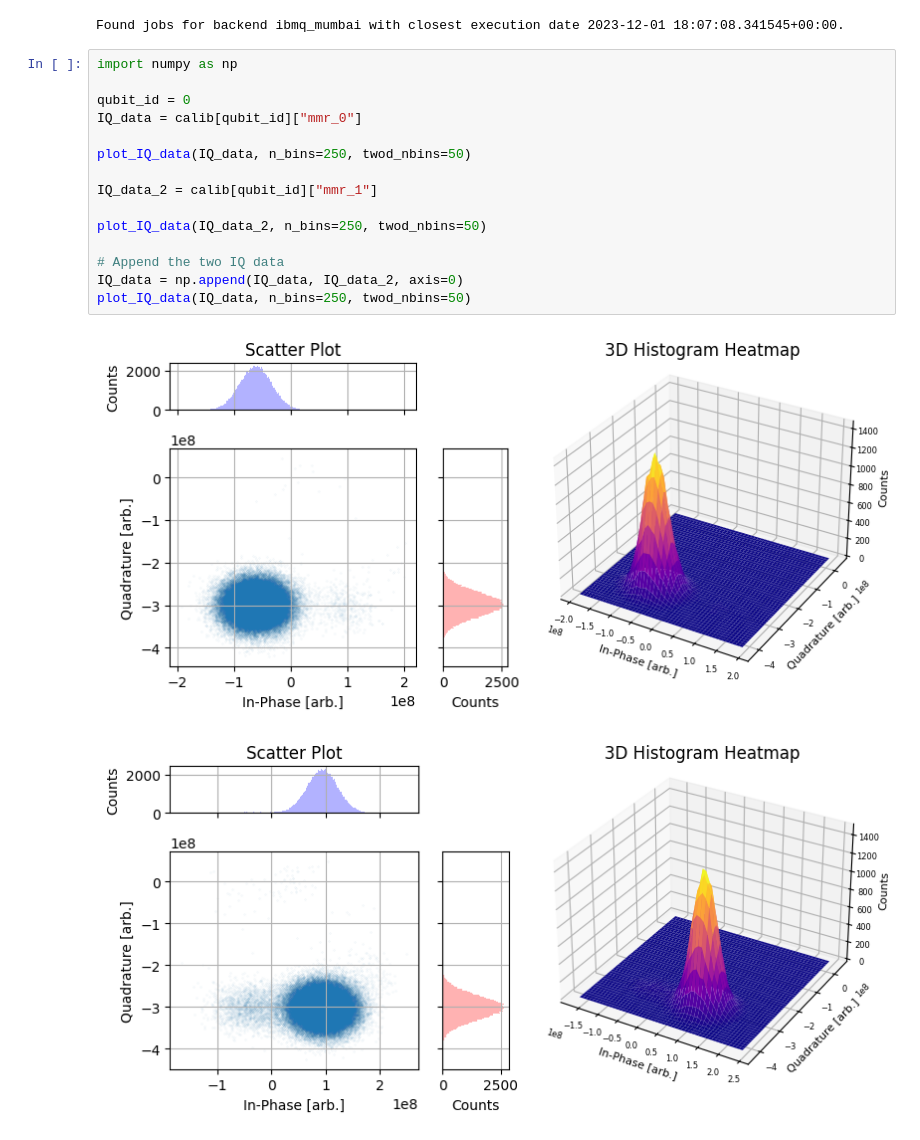
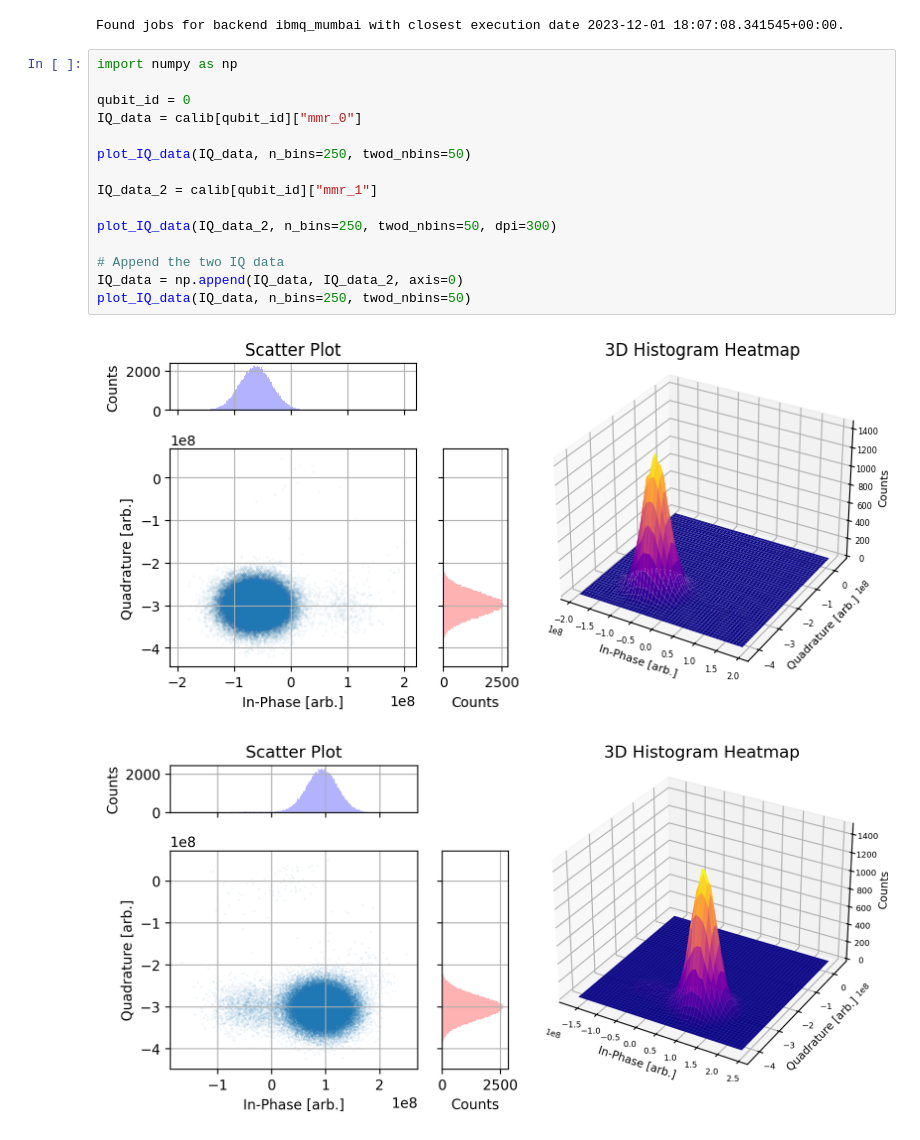
Before and after one commit to quantumjim/soft_information_decoding, a Jupyter notebook: notebooks/IQ_Plane/plot_IQ/plot_IQ_3.ipynb, the cells around one changed output. Cells and saved outputs as stored; diff of their text form.

```diff
--- a/notebooks/IQ_Plane/plot_IQ/plot_IQ_3.ipynb
+++ b/notebooks/IQ_Plane/plot_IQ/plot_IQ_3.ipynb
@@ -16,19 +16,19 @@ Found jobs for backend ibmq_mumbai with closest execution date 2023-12-01 18:07:
 # %%
 import numpy as np
 
 qubit_id = 0
 IQ_data = calib[qubit_id]["mmr_0"]
 
 plot_IQ_data(IQ_data, n_bins=250, twod_nbins=50)
 
 IQ_data_2 = calib[qubit_id]["mmr_1"]
 
-plot_IQ_data(IQ_data_2, n_bins=250, twod_nbins=50)
+plot_IQ_data(IQ_data_2, n_bins=250, twod_nbins=50, dpi=300)
 
 # Append the two IQ data
 IQ_data = np.append(IQ_data, IQ_data_2, axis=0)
 plot_IQ_data(IQ_data, n_bins=250, twod_nbins=50)
 # %% [output]
 [figure]
-[figure, old version]
+[figure, new version]
 [figure]
```
Also changed, not shown: 2 other files.
